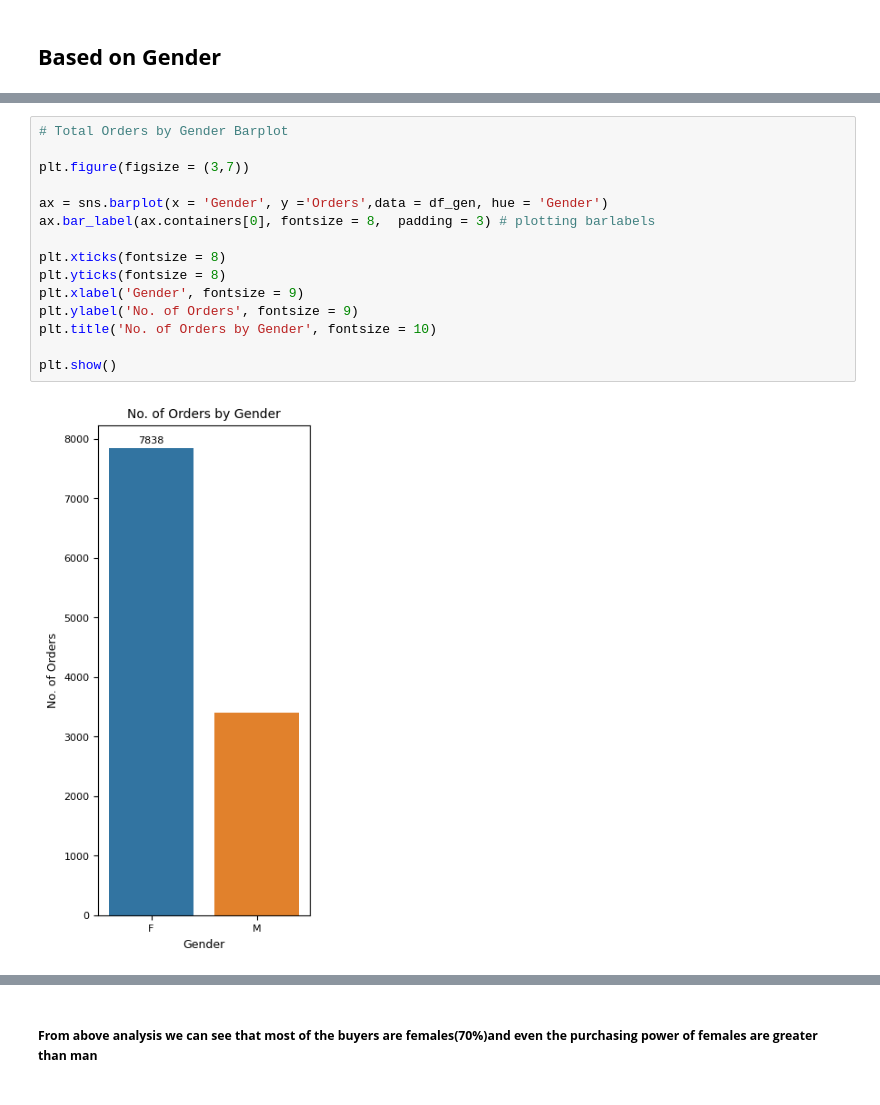
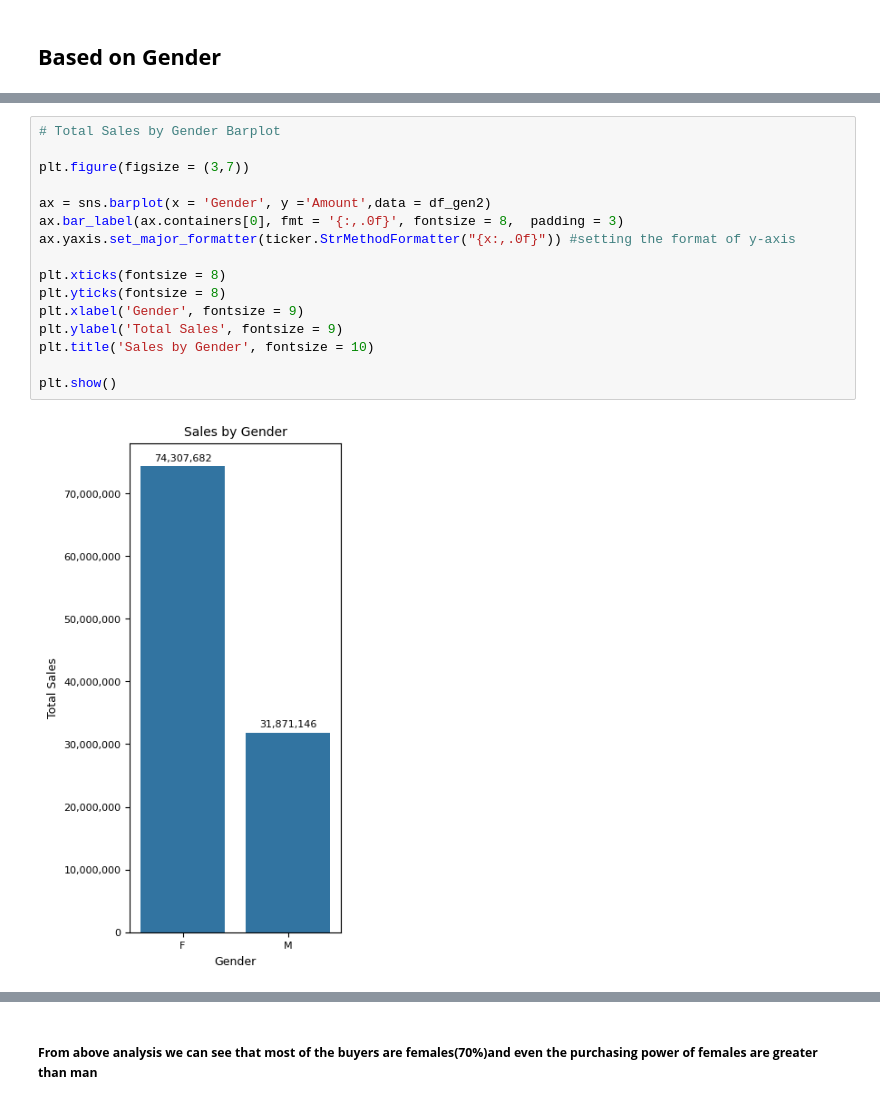
Before and after one commit to RichaSinghhh/Diwali-Sales-Analysis, a Jupyter notebook: Diwali Sales.ipynb, the cells around one changed output, grey strips where cells are left out. Drawn from its saved outputs; the diff is of its cells as text.

```diff
--- a/Diwali Sales.ipynb
+++ b/Diwali Sales.ipynb
@@ -200,17 +238,18 @@ df_gen
 # %%
-# Total Orders by Gender Barplot
+# Total Sales by Gender Barplot
 
 plt.figure(figsize = (3,7))
 
-ax = sns.barplot(x = 'Gender', y ='Orders',data = df_gen, hue = 'Gender')
-ax.bar_label(ax.containers[0], fontsize = 8,  padding = 3) # plotting barlabels
+ax = sns.barplot(x = 'Gender', y ='Amount',data = df_gen2)
+ax.bar_label(ax.containers[0], fmt = '{:,.0f}', fontsize = 8,  padding = 3)
+ax.yaxis.set_major_formatter(ticker.StrMethodFormatter("{x:,.0f}")) #setting the format of y-axis
 
 plt.xticks(fontsize = 8)
 plt.yticks(fontsize = 8)
 plt.xlabel('Gender', fontsize = 9)
-plt.ylabel('No. of Orders', fontsize = 9)
-plt.title('No. of Orders by Gender', fontsize = 10)
+plt.ylabel('Total Sales', fontsize = 9)
+plt.title('Sales by Gender', fontsize = 10)
 
 plt.show()
 # %% [output]
-[figure, old version]
+[figure, new version]
```
Also changed, not shown: parts of 52 cells of this notebook.
